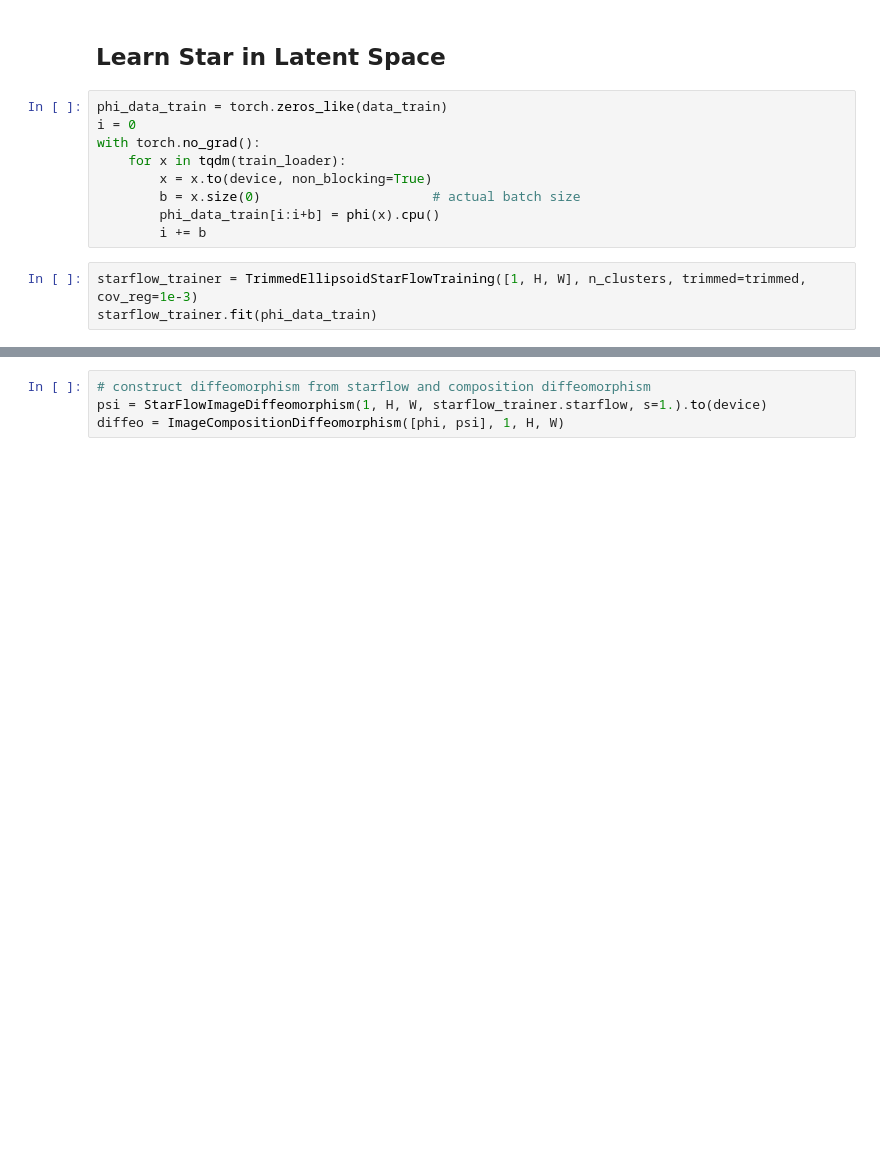
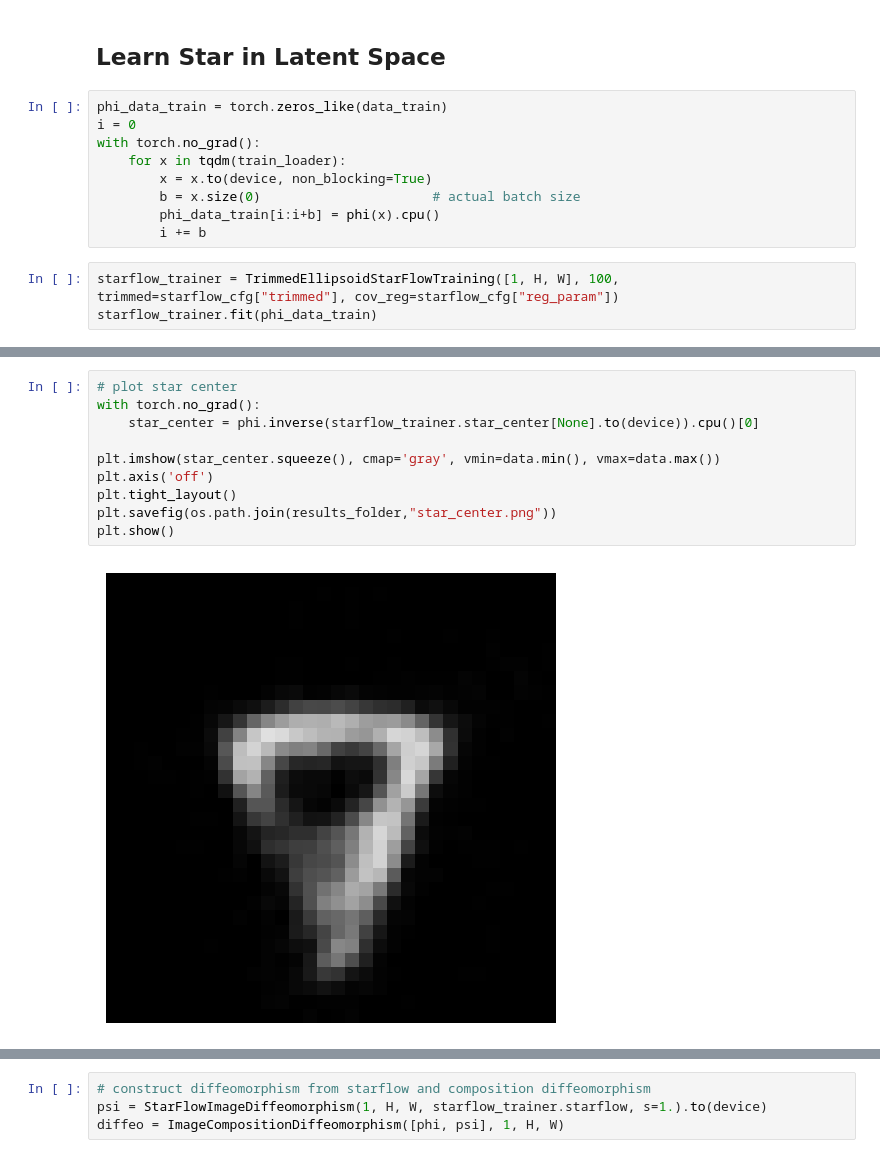
Before and after one commit to wdiepeveen/Riemannian-Archetypal-Analysis, a Jupyter notebook: mnist_nflow_+_starflow.ipynb, the cells around one changed output, grey strips where cells are left out. Cells and saved outputs as stored; diff of their text form; blank space fills up the shorter version.

```diff
--- a/mnist_nflow_+_starflow.ipynb
+++ b/mnist_nflow_+_starflow.ipynb
@@ -394,5 +377,5 @@ with torch.no_grad():
         phi_data_train[i:i+b] = phi(x).cpu()
         i += b
 # %%
-starflow_trainer = TrimmedEllipsoidStarFlowTraining([1, H, W], n_clusters, trimmed=trimmed, cov_reg=1e-3)
+starflow_trainer = TrimmedEllipsoidStarFlowTraining([1, H, W], 100, trimmed=starflow_cfg["trimmed"], cov_reg=starflow_cfg["reg_param"])
 starflow_trainer.fit(phi_data_train)
@@ -398,0 +392,12 @@ starflow_trainer.fit(phi_data_train)
+# %%
+# plot star center
+with torch.no_grad():
+    star_center = phi.inverse(starflow_trainer.star_center[None].to(device)).cpu()[0]
+
+plt.imshow(star_center.squeeze(), cmap='gray', vmin=data.min(), vmax=data.max())
+plt.axis('off')
+plt.tight_layout()
+plt.savefig(os.path.join(results_folder,"star_center.png"))
+plt.show()
+# %% [output]
+[figure, added]
```
Also changed, not shown: parts of 10 cells of this notebook, 23 other files.
